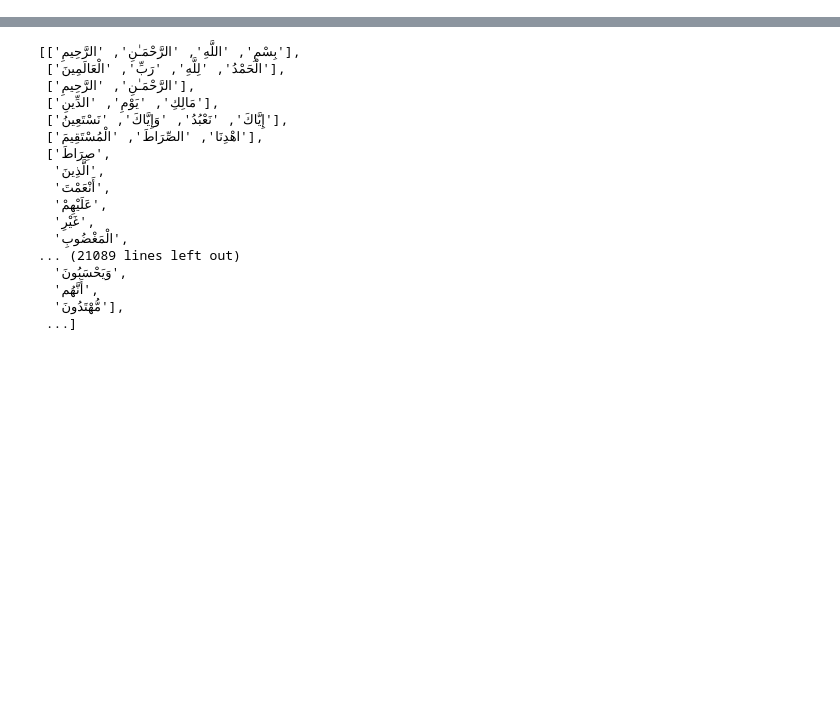
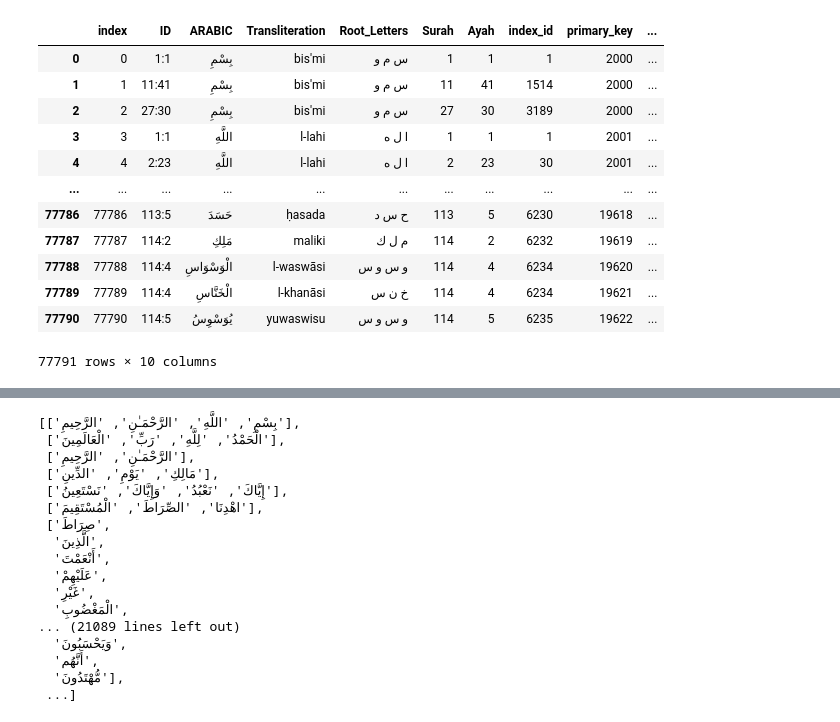
Before and after one commit to Quran-Journey/backend, a Jupyter notebook: db/rough work.ipynb, the cells around one changed output, grey strips where cells are left out. Drawn from its saved outputs; the diff is of its cells as text; code cells hidden in the pictures; blank space fills up the shorter version.

```diff
--- a/db/rough work.ipynb
+++ b/db/rough work.ipynb
@@ -0,0 +519,2 @@
+# %%
+pd.set_option('display.max_rows', 500)
@@ -0,0 +749,16 @@
+# %%
+TextToWords_df
+# %% [output]
+|  | index | ID | ARABIC | Transliteration | Root_Letters | Surah | Ayah | index_id | primary_key | ... |
+| 0 | 0 | 1:1 | بِسْمِ | bis'mi | س م و | 1 | 1 | 1 | 2000 | ... |
+| 1 | 1 | 11:41 | بِسْمِ | bis'mi | س م و | 11 | 41 | 1514 | 2000 | ... |
+| 2 | 2 | 27:30 | بِسْمِ | bis'mi | س م و | 27 | 30 | 3189 | 2000 | ... |
+| 3 | 3 | 1:1 | اللَّهِ | l-lahi | ا ل ه | 1 | 1 | 1 | 2001 | ... |
+| 4 | 4 | 2:23 | اللَّهِ | l-lahi | ا ل ه | 2 | 23 | 30 | 2001 | ... |
+| ... | ... | ... | ... | ... | ... | ... | ... | ... | ... | ... |
+| 77786 | 77786 | 113:5 | حَسَدَ | ḥasada | ح س د | 113 | 5 | 6230 | 19618 | ... |
+| 77787 | 77787 | 114:2 | مَلِكِ | maliki | م ل ك | 114 | 2 | 6232 | 19619 | ... |
+| 77788 | 77788 | 114:4 | الْوَسْوَاسِ | l-waswāsi | و س و س | 114 | 4 | 6234 | 19620 | ... |
+| 77789 | 77789 | 114:4 | الْخَنَّاسِ | l-khanāsi | خ ن س | 114 | 4 | 6234 | 19621 | ... |
+| 77790 | 77790 | 114:5 | يُوَسْوِسُ | yuwaswisu | و س و س | 114 | 5 | 6235 | 19622 | ... |
+77791 rows × 10 columns
```
Also changed, not shown: parts of 86 cells of this notebook, 5 other files.
